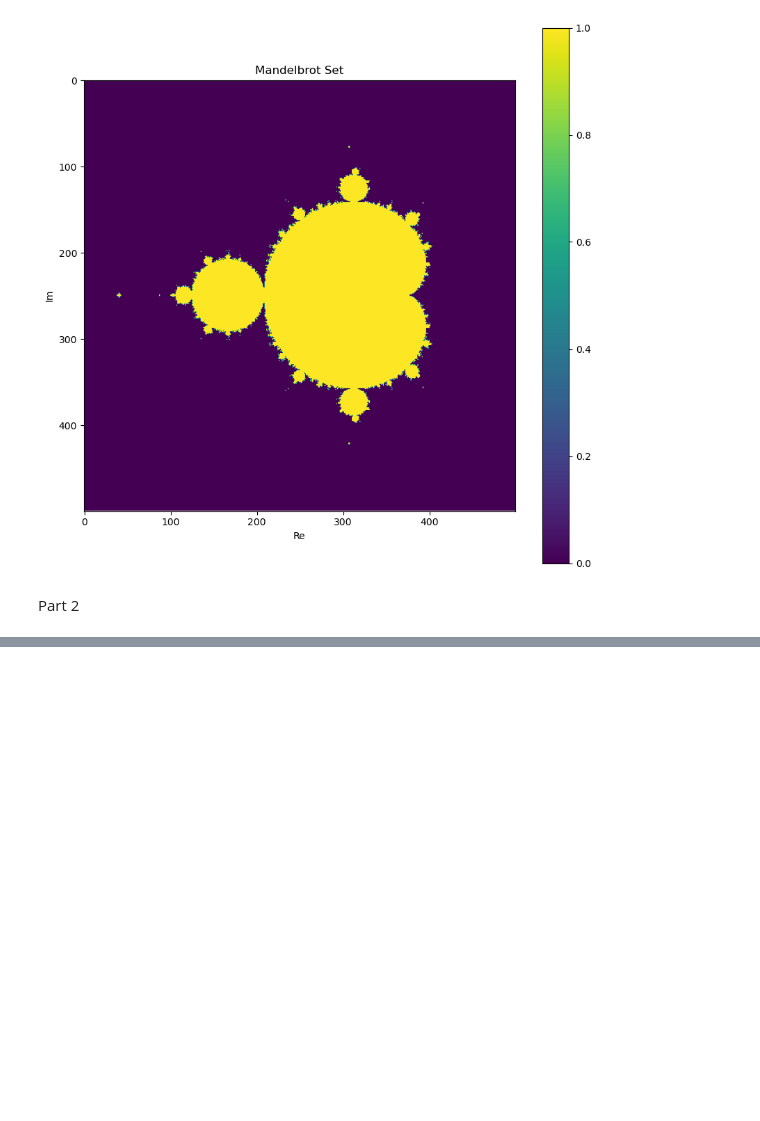
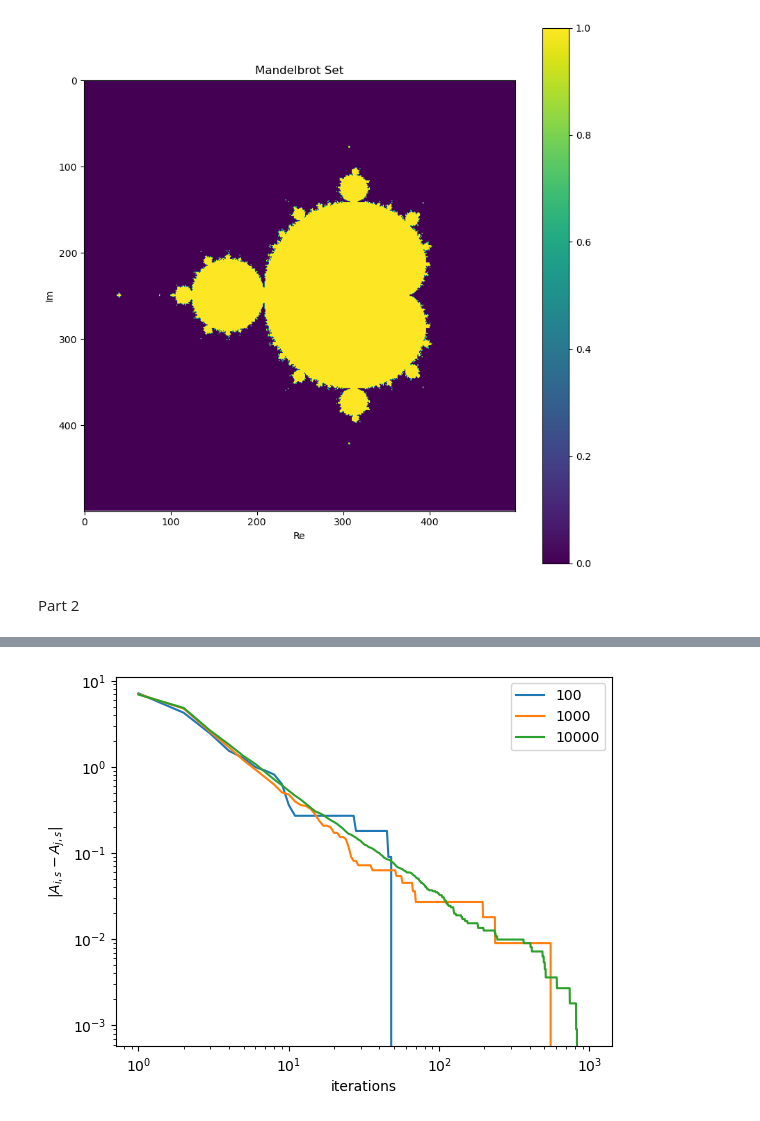
Before and after one commit to matijsv/Stochastic_Simulation_Assignments, a Jupyter notebook: Assignment1/main.ipynb, the cells around one changed output, grey strips where cells are left out. Cells and saved outputs as stored; diff of their text form; code cells hidden in the pictures; blank space fills up the shorter version.

```diff
--- a/Assignment1/main.ipynb
+++ b/Assignment1/main.ipynb
@@ -202,0 +176,37 @@ plt.xscale("log")
+# %%
+area_of_region = abs(upperBounds[0] - lowerBounds[0]) * abs(upperBounds[1] - lowerBounds[1])
+max_iter = 1000
+sample_sizes = [100,1000,10000]
+
+plt.figure()
+# we can do this for multiple runs to get a confidence
+# check MC for one value of max_iter, do for multiple sample sizes
+for sample_size in sample_sizes:
+    # get a random sample
+    sample_scaled = get_random_sample(sample_size)
+    areas = []
+
+    # find area and convergence to area for given maximal iterations and sample size
+    for iter in range(max_iter):
+        mc_count = 0
+
+        for i in range(sample_size):
+                z, _ = mandelbrot(sample_scaled[i][0] + 1j * sample_scaled[i][1], iter)
+
+                if abs(z) <= 2:
+                    mc_count += 1
+
+        current_area = (float(mc_count) * area_of_region) / sample_size
+        areas.append(current_area)
+
+    areas = np.array(areas)
+
+    plt.plot(np.arange(1,max_iter,1),abs(areas-areas[-1])[1::],label=f"{sample_size}")
+plt.yscale("log")
+plt.xscale("log")
+plt.legend()
+plt.ylabel(r"|$A_{i,s} - A_{j,s}$|")
+plt.xlabel("iterations")
+plt.show()
+# %% [output]
+[figure, added]
```
Also changed, not shown: parts of 2 cells of this notebook.
